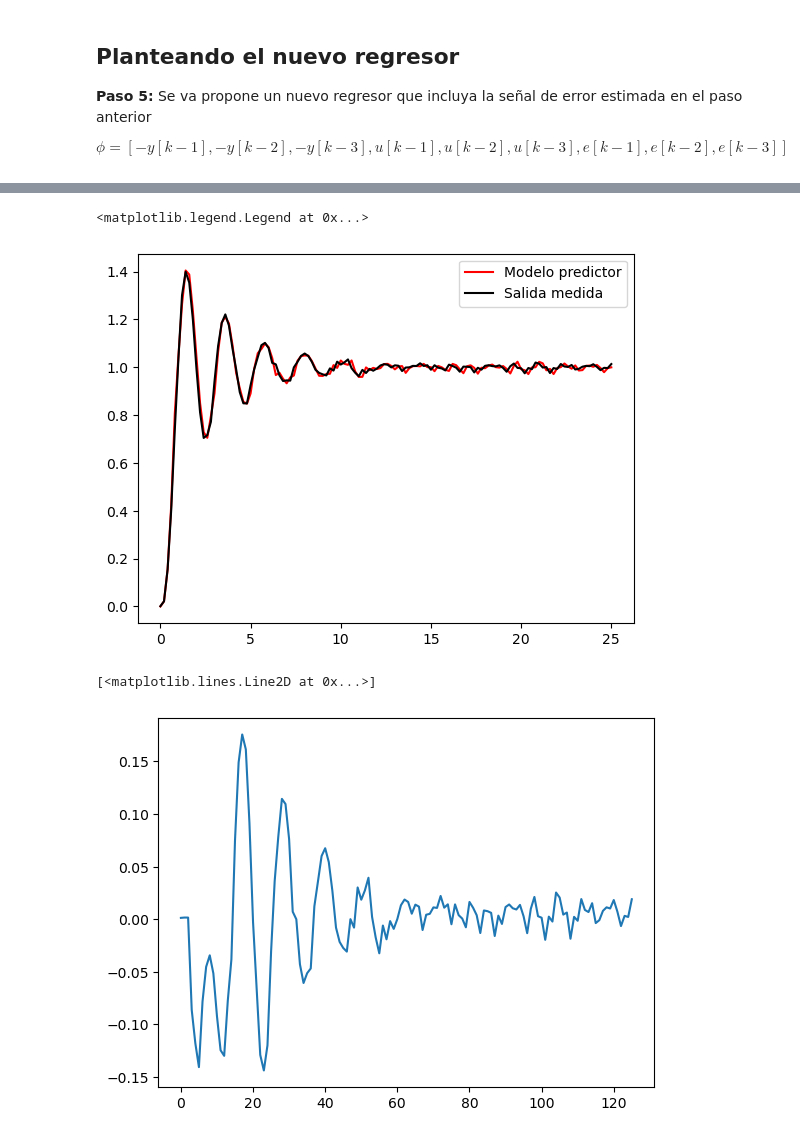
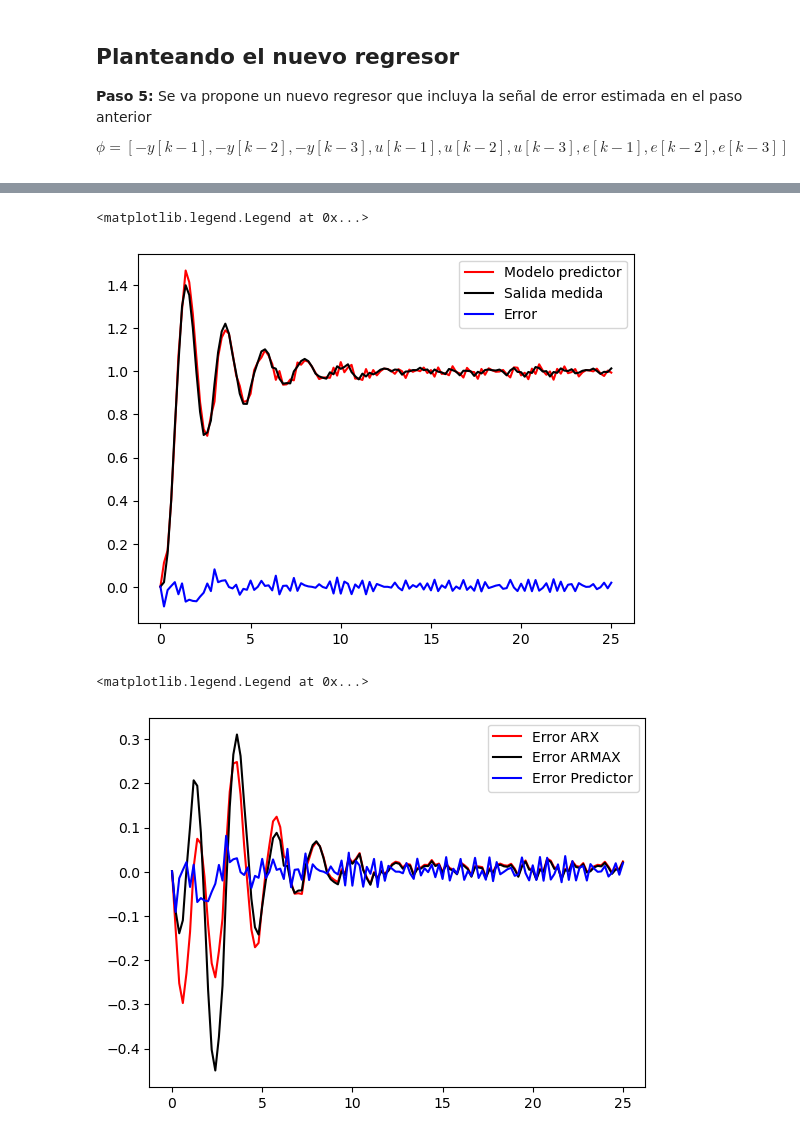
Before and after one commit to jairocuellar/System_identification, a Jupyter notebook: class_09_02.ipynb, the cells around one changed output, grey strips where cells are left out. Saved outputs shown, nothing was run; the diff lists cells and outputs as text; code cells hidden in the pictures.

```diff
--- a/class_09_02.ipynb
+++ b/class_09_02.ipynb
@@ -116,6 +115,6 @@ G
 **Paso 4:** Calculamos la respuesta de la función $G_e$ y con esos datos determinamos el error de la estimación inicial.
 # %%
 ## Función de transferencia
-G_e = control.tf([theta[3],theta[4],theta[5]],[1,theta[0],theta[1],theta[2]],dt)
+G_e = control.tf([theta[3],0,0],[1,theta[0],theta[1],theta[2]],dt)
 G_e
 # %% [output]
@@ -162,7 +161,7 @@ for k in range(2,N):
 for k in range(3,N):
     e_3[k]=e[k-3]
 ## Creación del vector phi
-phi2 = np.array([-y_1,-y_2,-y_3,u_1,u_2,u_3,e_1,e_2,e_3]).transpose()
+phi2 = np.array([-y_1,-y_2,-y_3,u_1,e_1]).transpose()
 
 # Parámetro para la regularización de los minimos cuadrados (entre 0 y 1)
 # Garantiza que la matriz (phi^T*phi)^-1 exista y se pueda estimar
@@ -189,6 +188,6 @@ G
 # %%
 ## Armando la función de transferencia estimada con los parámetros hallados
-G2 = control.tf([theta2[3],theta2[4],theta2[5]],[1,theta2[0],theta2[1],theta2[2]],dt)
+G2 = control.tf([theta2[3],0,0],[1,theta2[0],theta2[1],theta2[2]],dt)
 
 ## Se determina la respuesta estimada al escalón
 _,y2 = control.step_response(G2,t)
@@ -197,8 +196,8 @@ e2 = yn-y2
 
 plt.plot(t,y2,color = 'red')
 plt.plot(t,yn,color = 'black')
-#plt.plot(t,e2,color = 'green')
+plt.plot(t,e2,color = 'blue')
 
-plt.legend(['Modelo ARMAX','Salida medida']);
+plt.legend(['Modelo ARMAX','Salida medida','Error']);
 G2
 # %% [output]
@@ -208,17 +207,26 @@ $$\frac{0.02003 z^2 + 0.09251 z + 0.02601}{z^3 - 2.055 z^2 + 1.626 z - 0.4323}\q
 ## Armando la función estimada con los parámetros hallados y usando
 ## la fórmula del predictor.
 
+#yf = (-theta2[0]*y_1 - theta2[1]*y_2 - theta2[2]*y_3 +
+#      theta2[3]*u_1 + theta2[4]*u_2 + theta2[5]*u_3 +
+#      (theta2[6]*e_1+theta2[7]*e_2+theta2[8]*e_3)  )
 yf = (-theta2[0]*y_1 - theta2[1]*y_2 - theta2[2]*y_3 +
-      theta2[3]*u_1 + theta2[4]*u_2 + theta2[5]*u_3 +
-      (theta2[6]*e_1+theta2[7]*e_2+theta2[8]*e_3)  )
+      theta2[3]*u_1 +
+      (theta2[4]*e_1)  )
+
+e3 = yn - yf
 plt.plot(t,yf,color = 'red')
 plt.plot(t,yn,color = 'black')
-plt.legend(['Modelo predictor','Salida medida'])
+plt.plot(t,e3,color = 'blue')
+plt.legend(['Modelo predictor','Salida medida','Error'])
 # %% [output]
 <matplotlib.legend.Legend at 0x...>
-[figure, old version]
+[figure, new version]
 # %%
-plt.plot(e)
+plt.plot(t,e,color = 'red')
+plt.plot(t,e2,color = 'black')
+plt.plot(t,e3,color = 'blue')
+plt.legend(['Error ARX','Error ARMAX','Error Predictor'])
 # %% [output]
-[<matplotlib.lines.Line2D at 0x...>]
+<matplotlib.legend.Legend at 0x...>
-[figure, old version]
+[figure, new version]
```
Also changed, not shown: parts of 7 cells of this notebook, 2 other files.
